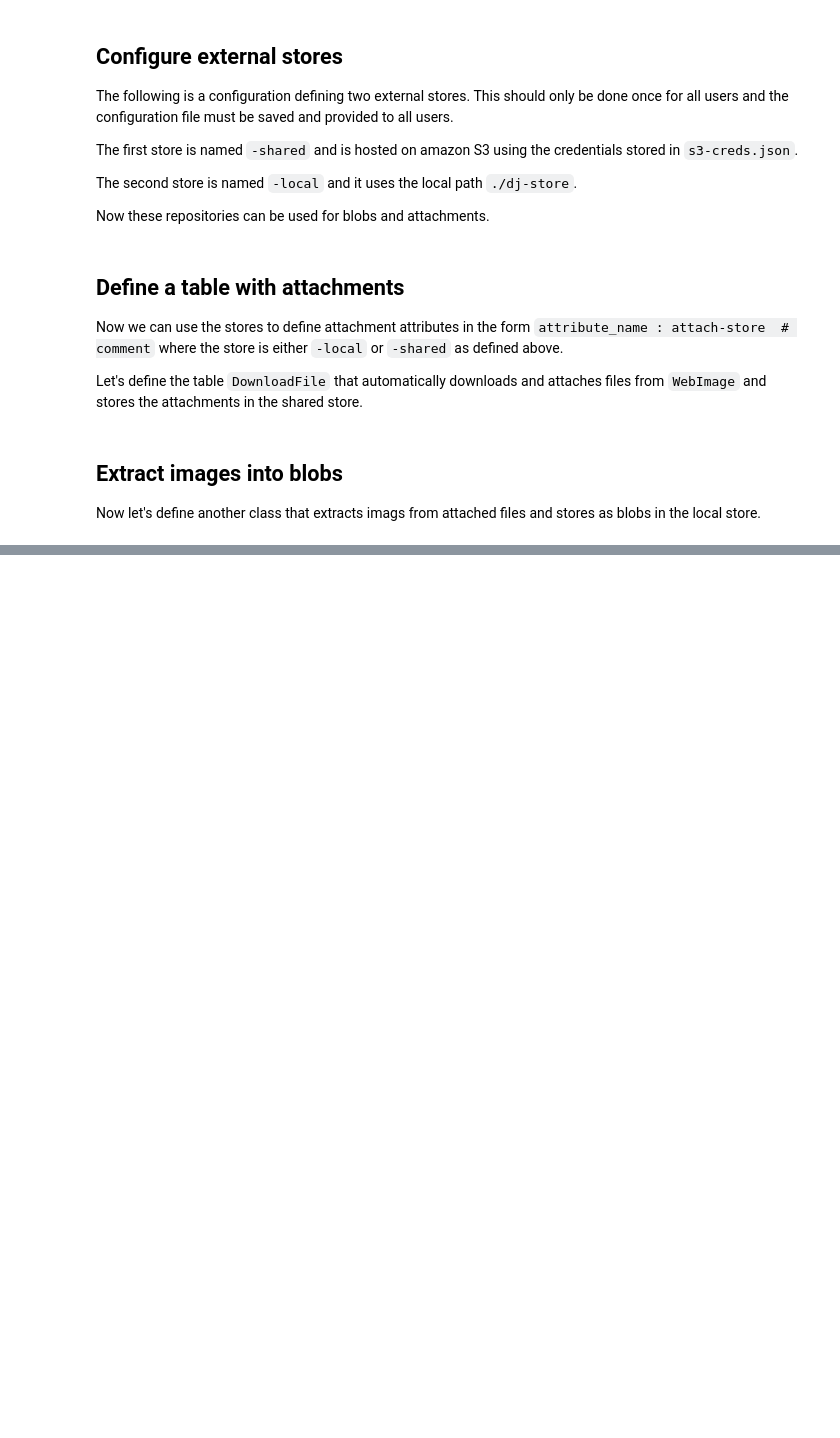
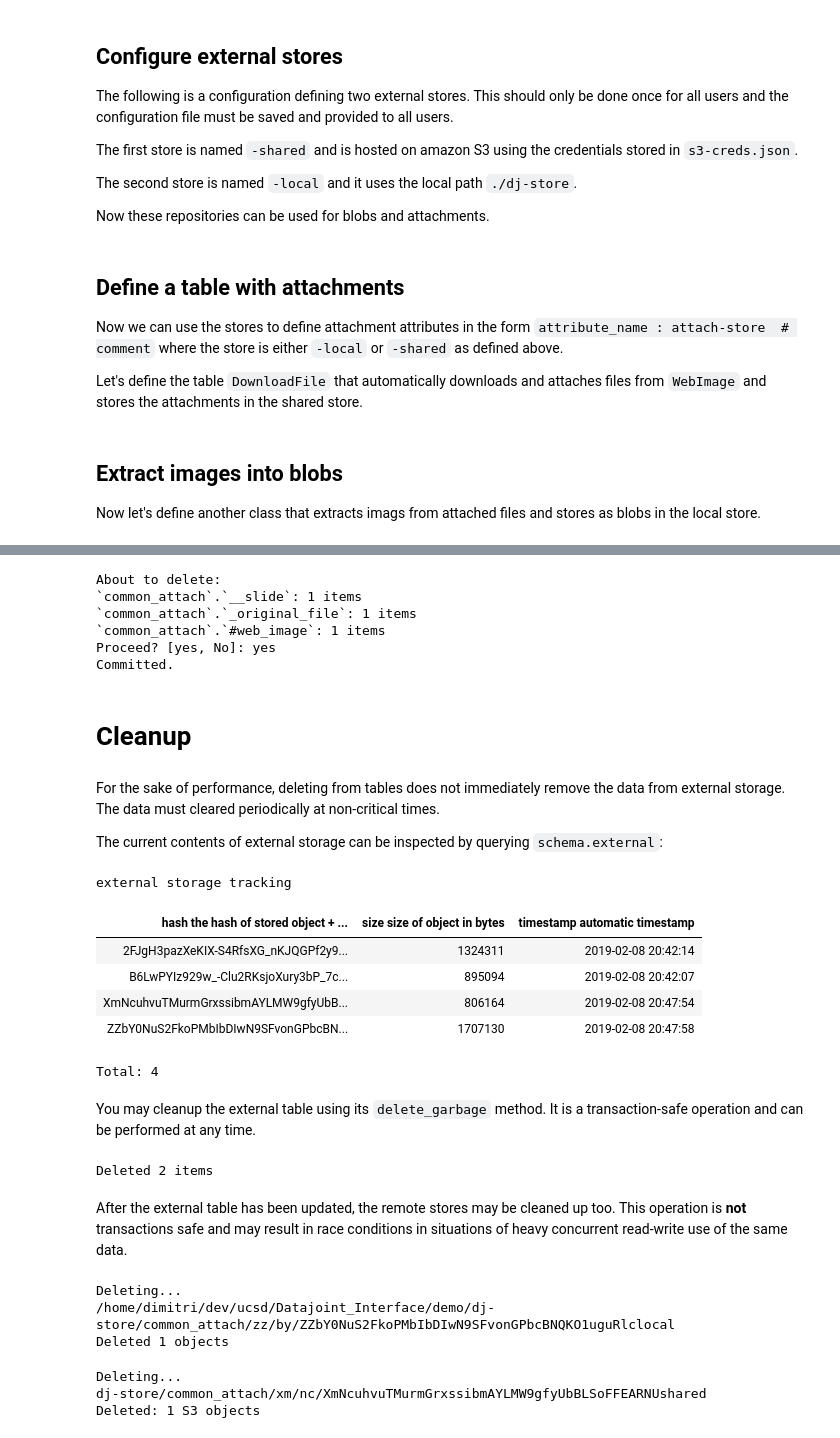
Before and after one commit to dimitri-yatsenko/Datajoint_Interface, a Jupyter notebook: demo/AttachmentDemo.ipynb, the cells around one changed output, grey strips where cells are left out. Saved outputs shown, nothing was run; the diff lists cells and outputs as text; code cells hidden in the pictures; blank space fills up the shorter version.

Commit message:
add instructions for storage cleanup

```diff
--- a/demo/AttachmentDemo.ipynb
+++ b/demo/AttachmentDemo.ipynb
@@ -191,0 +224,46 @@ plt.imshow((Slide & 'image_number=0').fetch1('image_array'));
+# %%
+(WebImage & 'image_number=0').delete()
+# %% [output]
+About to delete:
+`common_attach`.`__slide`: 1 items
+`common_attach`.`_original_file`: 1 items
+`common_attach`.`#web_image`: 1 items
+Proceed? [yes, No]: yes
+Committed.
+# %% [markdown]
+# Cleanup
+# %% [markdown]
+For the sake of performance, deleting from tables does not immediately remove the data from external storage.
+The data must cleared periodically at non-critical times.
+
+The current contents of external storage can be inspected by querying `schema.external`:
+# %%
+schema.external
+# %% [output]
+external storage tracking
+| hash the hash of stored object + ... | size size of object in bytes | timestamp automatic timestamp |
+| 2FJgH3pazXeKIX-S4RfsXG_nKJQGPf2y9... | 1324311 | 2019-02-08 20:42:14 |
+| B6LwPYIz929w_-Clu2RKsjoXury3bP_7c... | 895094 | 2019-02-08 20:42:07 |
+| XmNcuhvuTMurmGrxssibmAYLMW9gfyUbB... | 806164 | 2019-02-08 20:47:54 |
+| ZZbY0NuS2FkoPMbIbDIwN9SFvonGPbcBN... | 1707130 | 2019-02-08 20:47:58 |
+Total: 4
+# %% [markdown]
+You may cleanup the external table using its `delete_garbage` method.  It is a transaction-safe operation and can be performed at any time.
+# %%
+schema.external.delete_garbage()
+# %% [output]
+Deleted 2 items
+# %% [markdown]
+After the external table has been updated, the remote stores may be cleaned up too. This operation is **not** transactions safe and may result in race conditions in situations of heavy concurrent read-write use of the same data.
+# %%
+schema.external.clean_store('local')
+# %% [output]
+Deleting...
+/home/dimitri/dev/ucsd/Datajoint_Interface/demo/dj-store/common_attach/zz/by/ZZbY0NuS2FkoPMbIbDIwN9SFvonGPbcBNQKO1uguRlclocal
+Deleted 1 objects
+# %%
+schema.external.clean_store('shared')
+# %% [output]
+Deleting...
+dj-store/common_attach/xm/nc/XmNcuhvuTMurmGrxssibmAYLMW9gfyUbBLSoFFEARNUshared
+Deleted: 1 S3 objects
```
Also changed, not shown: parts of 11 cells of this notebook.
